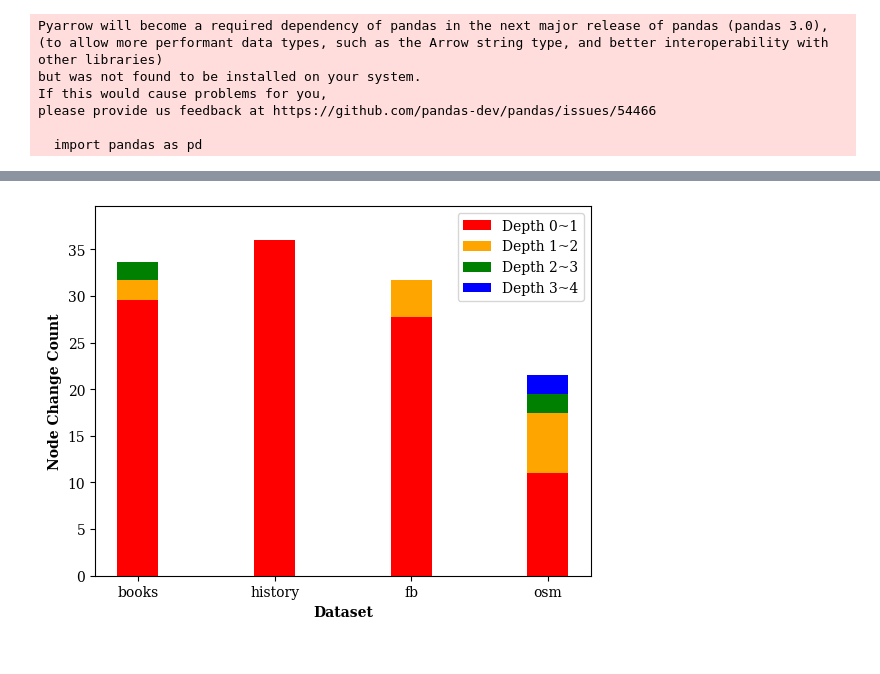
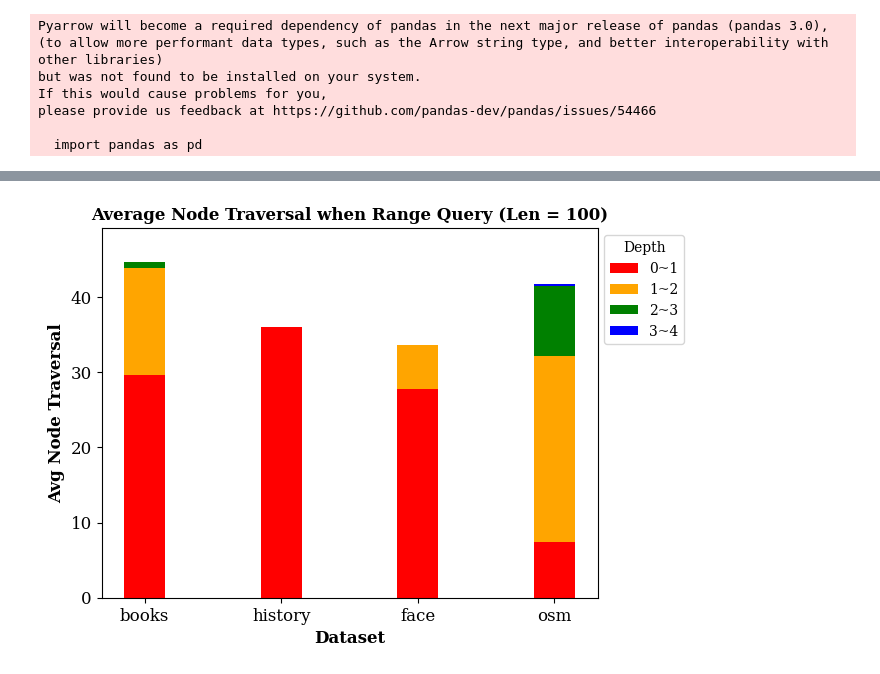
Before and after one commit to neokkk/GRE, a Jupyter notebook: scripts/cdf.ipynb, the cells around one changed output, grey strips where cells are left out. Cells and saved outputs as stored; diff of their text form; code cells hidden in the pictures.

```diff
--- a/scripts/cdf.ipynb
+++ b/scripts/cdf.ipynb
@@ -13,8 +13,7 @@ please provide us feedback at https://github.com/pandas-dev/pandas/issues/54466
 
   import pandas as pd
 # %%
-datasets = ['books', 'history', 'fb', 'osm']
-# colors = ['#4E79A7', '#F28E2B', '#59A14F', '#E15759']
+datasets = ['books', 'history', 'face', 'osm']
 colors = ['red', 'orange', 'green', 'blue', 'purple', 'gray']
 
 build_path = os.path.join(os.path.dirname(os.path.dirname(os.path.abspath('__file__'))), 'build')
@@ -232,9 +174,9 @@ for i, file_name in enumerate(csv_file_names):
     ax.bar(index, ups, bar_width, label='Up')
     ax.bar(index, downs, bar_width, bottom=ups, label='Down')
 
-    ax.set_xlabel('Depth', fontdict={'weight': 'bold'})
-    ax.set_ylabel('Average Counts', fontdict={'weight': 'bold'})
-    ax.set_title(datasets[i][:1].upper() + datasets[i][1:], fontdict={'weight': 'bold'})
+    ax.set_xlabel('Depth', fontweight='bold')
+    ax.set_ylabel('Average Counts', fontweight='bold')
+    ax.set_title(datasets[i][:1].upper() + datasets[i][1:], fontweight='bold')
     ax.set_xticks(index)
     ax.set_xticklabels(xlabels)
     ax.set_ylim([y_min, y_max * 1.1])
@@ -249,50 +191,68 @@ for i, file_name in enumerate(csv_file_names):
 # %%
 csv_file_names = [os.path.join(build_path, f'{dataset}_count.csv') for dataset in datasets]
 
 depth_totals = {}
 
+def read_and_group_csv(file_name):
+    df = pd.read_csv(file_name)
+    grouped_data = []
+    current_group = []
+    for _, row in df.iterrows():
+        if row['depth'] == '--------------------------':
+            if current_group:
+                grouped_data.append(pd.DataFrame(current_group, columns=['depth', 'up', 'down']))
+                current_group = []
+        else:
+            current_group.append(row)
+    if current_group:
+        grouped_data.append(pd.DataFrame(current_group, columns=['depth', 'up', 'down']))
+    return grouped_data
+
 for dataset, file_name in zip(datasets, csv_file_names):
-    df = pd.read_csv(file_name)
+    grouped_data = read_and_group_csv(file_name)
+    group_count = len(grouped_data)
     depth_totals[dataset] = {}
 
-    for depth, up, down in df.itertuples(index=False):
-        try:
-            depth = int(depth)
-        except ValueError:
-            continue
+    for group in grouped_data:
+        for _, row in group.iterrows():
+            try:
+                depth = int(row['depth'])
+            except ValueError:
+                continue
 
-        depth = str(depth)
-        total = up + down
+            total = row['up'] + row['down']
 
-        if depth in depth_totals[dataset]:
-            depth_totals[dataset][depth].append(total)
-        else:
-            depth_totals[dataset][depth] = [total]
+            if depth in depth_totals[dataset]:
+                depth_totals[dataset][depth] += total
+            else:
+                depth_totals[dataset][depth] = total
 
 dataset_avgs = {dataset: {depth: np.mean(totals) for depth, totals in depths.items()} for dataset, depths in depth_totals.items()}
-
 all_depths = sorted({depth for depths in depth_totals.values() for depth in depths.keys()})
 
 fig, ax = plt.subplots()
 index = np.arange(len(datasets))
 bar_width = 0.3
+bottoms = np.zeros(len(datasets))
 
-bottoms = np.zeros(len(datasets))
 for depth in all_depths:
-    avgs = [dataset_avgs[dataset].get(depth, 0) for dataset in datasets]
-    ax.bar(index, avgs, bar_width, bottom=bottoms, color=colors[all_depths.index(depth) % len(colors)], label=f'Depth {depth}~{int(depth) + 1}')
+    avgs = [dataset_avgs[dataset].get(depth, 0) / group_count for dataset in datasets]
+    ax.bar(index, avgs, bar_width, bottom=bottoms, color=colors[all_depths.index(depth) % len(colors)], label=f'{depth}~{int(depth) + 1}')
     bottoms += np.array(avgs)
 
 y_max = max(bottoms)
 
-ax.set_xlabel('Dataset', fontdict={'weight': 'bold'})
-ax.set_ylabel('Node Change Count', fontdict={'weight': 'bold'})
+ax.set_title('Average Node Traversal when Range Query (Len = 100)', fontweight='bold')
+ax.set_xlabel('Dataset', fontweight='bold', fontsize=12)
 ax.set_xticks(index)
 ax.set_xticklabels(datasets)
+ax.set_ylabel('Avg Node Traversal', fontweight='bold', fontsize=12)
 ax.set_ylim([0, y_max * 1.1])
-ax.legend()
+ax.tick_params(axis='both', labelsize=12)
+ax.legend(loc='upper left', bbox_to_anchor=(1, 1), title='Depth')
 
+# plt.gca().yaxis.set_major_formatter(formatter)
 plt.show()
 # %% [output]
-[figure, old version]
+[figure, new version]
 # %%
```
Also changed, not shown: parts of 8 cells of this notebook, 5 other files.
